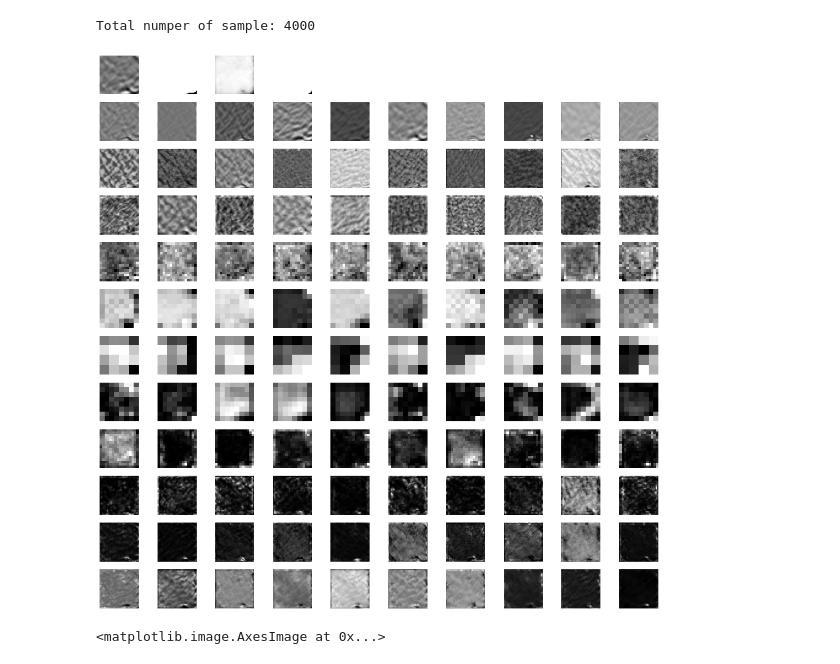
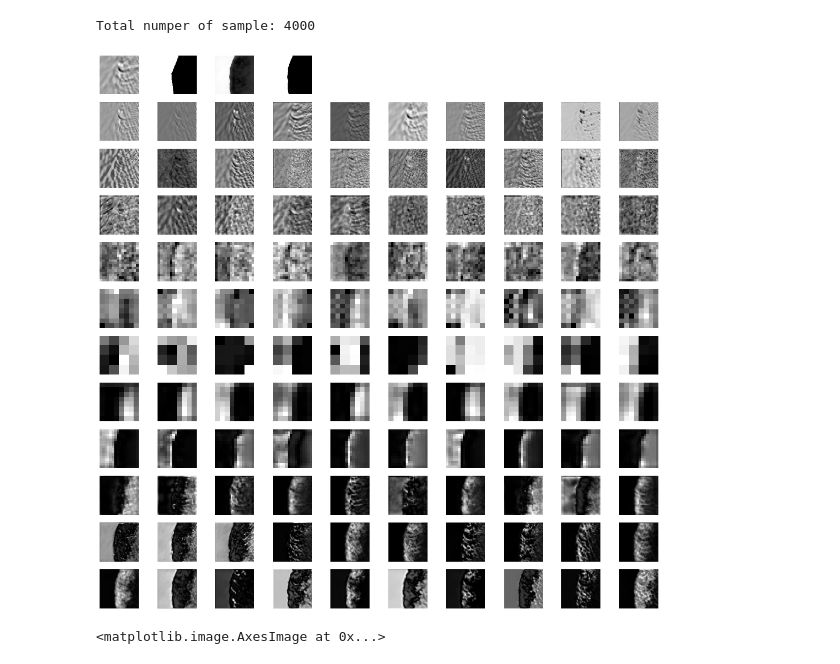
Before and after one commit to NNHieu/INT3405_TGSSalt, a Jupyter notebook: notebooks/experiments/Experiment.ipynb, the cells around one changed output. Drawn from its saved outputs; the diff is of its cells as text; code cells hidden in the pictures.

```diff
--- a/notebooks/experiments/Experiment.ipynb
+++ b/notebooks/experiments/Experiment.ipynb
@@ -32,5 +40,5 @@ print('\n'.join(filelist))
 # %%
-pretrain = torch.load('../params/effunet_b4/f00_exp_spaattn_3/ckpt/last.ckpt')
+pretrain = torch.load('../params/effunet_b4/f00_exp_spaattn_4/ckpt/epoch=54-precision=0.8438.ckpt')
 state_dict = {k[5:]:v for k,v in pretrain['state_dict'].items()}
 # %%
 model = get_model('effunet_b4')
@@ -71,29 +79,29 @@ with torch.no_grad():
     f = F.dropout2d(f, p=0.4)
     logits = model.logit(f)  # 1, 128, 128
 # %%
-idx = 10
+idx = 4
 img = batch[0][idx]
 mask = batch[1][idx]
 _img = img.squeeze(0)
 _msk = mask.squeeze(0).round()
 inside = [fm[idx] for fm in [e1, e2, e3, e4, e5, c, d5, d4, d3, d2, d1]]
 fig, axs = plt.subplots(nrows=len(inside) + 1, ncols=10, figsize=(20, 20))
 axs[0, 0].imshow(_img, cmap='gray')
 axs[0, 1].imshow(_msk, cmap='gray')
 axs[0, 2].imshow((torch.sigmoid(logits[idx][0])).cpu(), cmap='gray')
 axs[0, 3].imshow((torch.sigmoid(logits[idx][0]) > 0.5).cpu(), cmap='gray')
 
 
 for ax in axs.flat:
     ax.axis('off')
 
 for i, fm in enumerate(inside):
     for j in range(10):
         _att = fm[j].squeeze().cpu().numpy()
         axs[i + 1, j].imshow(_att, cmap='gray')
 plt.show()
 # %% [output]
-[figure, old version]
+[figure, new version]
 # %%
 plt.imshow((torch.sigmoid(logits[idx][0]) > 0.5).cpu())
 # %% [output]
```
Also changed, not shown: parts of 2 cells of this notebook, 11 other files.
